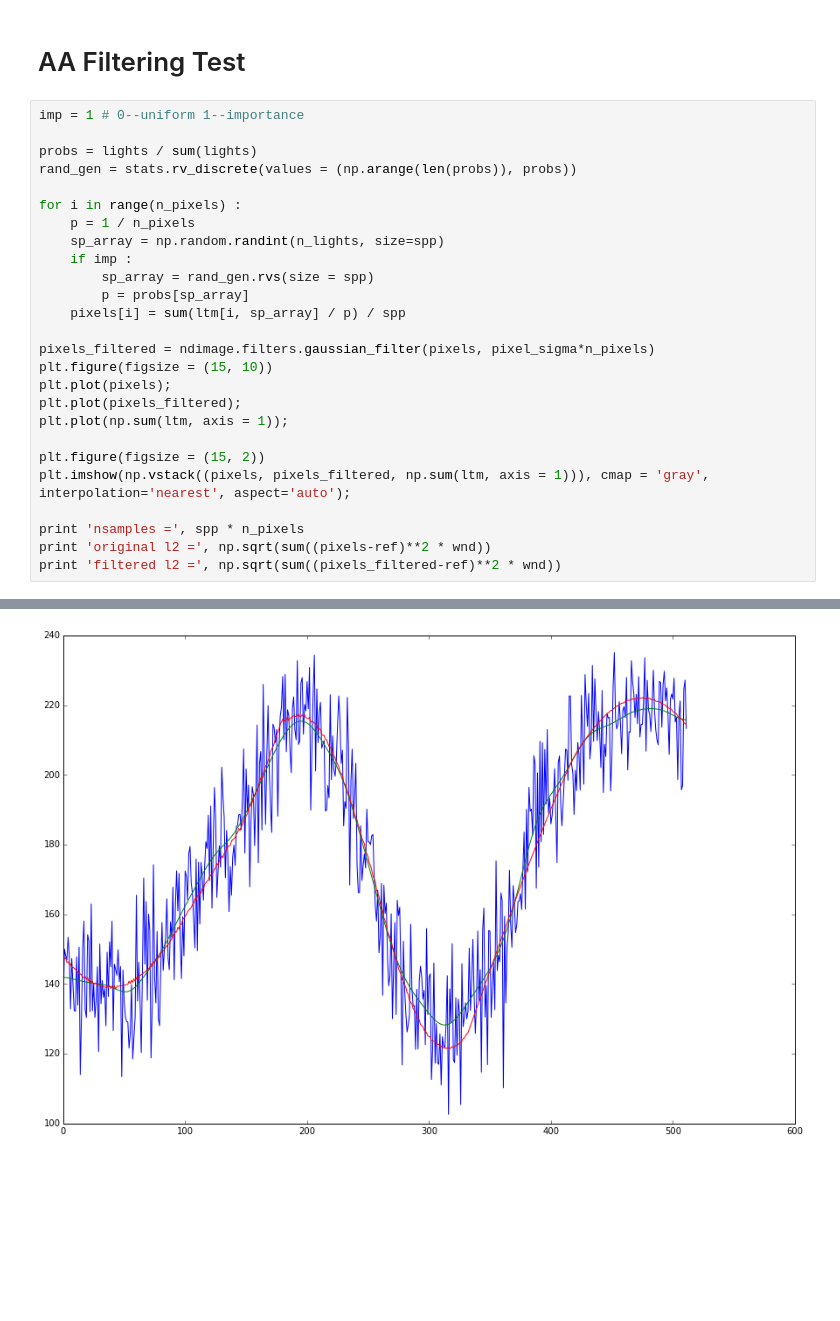
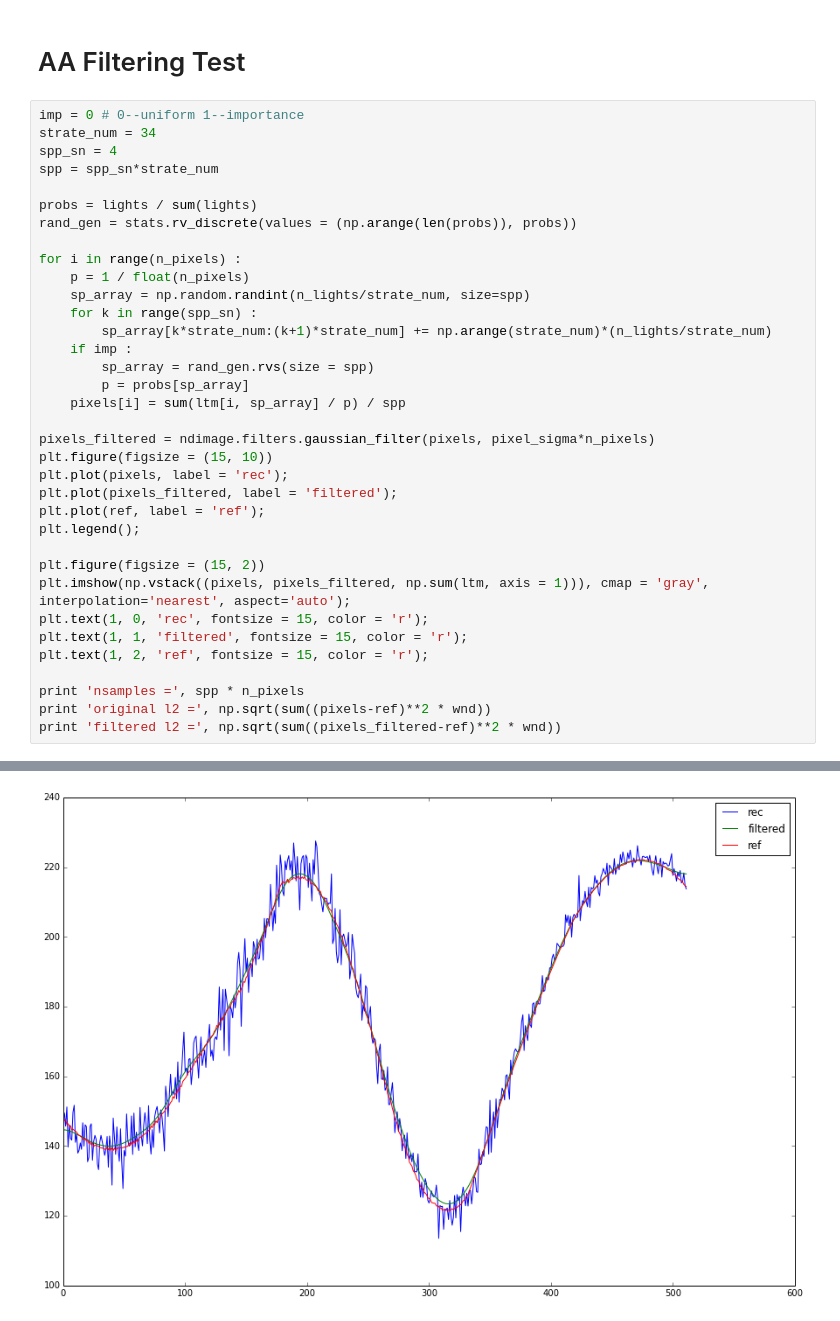
Before and after one commit to winmad/many_lights, a Jupyter notebook: LT_Matrix.ipynb, the cells around one changed output, grey strips where cells are left out. Drawn from its saved outputs; the diff is of its cells as text; blank space fills up the shorter version.

```diff
--- a/LT_Matrix.ipynb
+++ b/LT_Matrix.ipynb
@@ -285,14 +321,19 @@ filtered l2 = 31.9563916379
 # %% [markdown]
 # AA Filtering Test
 # %%
-imp = 1 # 0--uniform 1--importance
+imp = 0 # 0--uniform 1--importance
+strate_num = 34
+spp_sn = 4
+spp = spp_sn*strate_num
 
 probs = lights / sum(lights)
 rand_gen = stats.rv_discrete(values = (np.arange(len(probs)), probs))
 
 for i in range(n_pixels) :
-    p = 1 / n_pixels
-    sp_array = np.random.randint(n_lights, size=spp)
+    p = 1 / float(n_pixels)
+    sp_array = np.random.randint(n_lights/strate_num, size=spp)
+    for k in range(spp_sn) :
+        sp_array[k*strate_num:(k+1)*strate_num] += np.arange(strate_num)*(n_lights/strate_num)
     if imp :
         sp_array = rand_gen.rvs(size = spp)
         p = probs[sp_array]
@@ -300,12 +341,16 @@ for i in range(n_pixels) :
 
 pixels_filtered = ndimage.filters.gaussian_filter(pixels, pixel_sigma*n_pixels)
 plt.figure(figsize = (15, 10))
-plt.plot(pixels);
-plt.plot(pixels_filtered);
-plt.plot(np.sum(ltm, axis = 1));
+plt.plot(pixels, label = 'rec');
+plt.plot(pixels_filtered, label = 'filtered');
+plt.plot(ref, label = 'ref');
+plt.legend();
 
 plt.figure(figsize = (15, 2))
 plt.imshow(np.vstack((pixels, pixels_filtered, np.sum(ltm, axis = 1))), cmap = 'gray', interpolation='nearest', aspect='auto');
+plt.text(1, 0, 'rec', fontsize = 15, color = 'r');
+plt.text(1, 1, 'filtered', fontsize = 15, color = 'r');
+plt.text(1, 2, 'ref', fontsize = 15, color = 'r');
 
 print 'nsamples =', spp * n_pixels
 print 'original l2 =', np.sqrt(sum((pixels-ref)**2 * wnd))
@@ -317 +362 @@ filtered l2 = 72.3227409434
-[figure, old version]
+[figure, new version]
```
Also changed, not shown: parts of 5 cells of this notebook.
